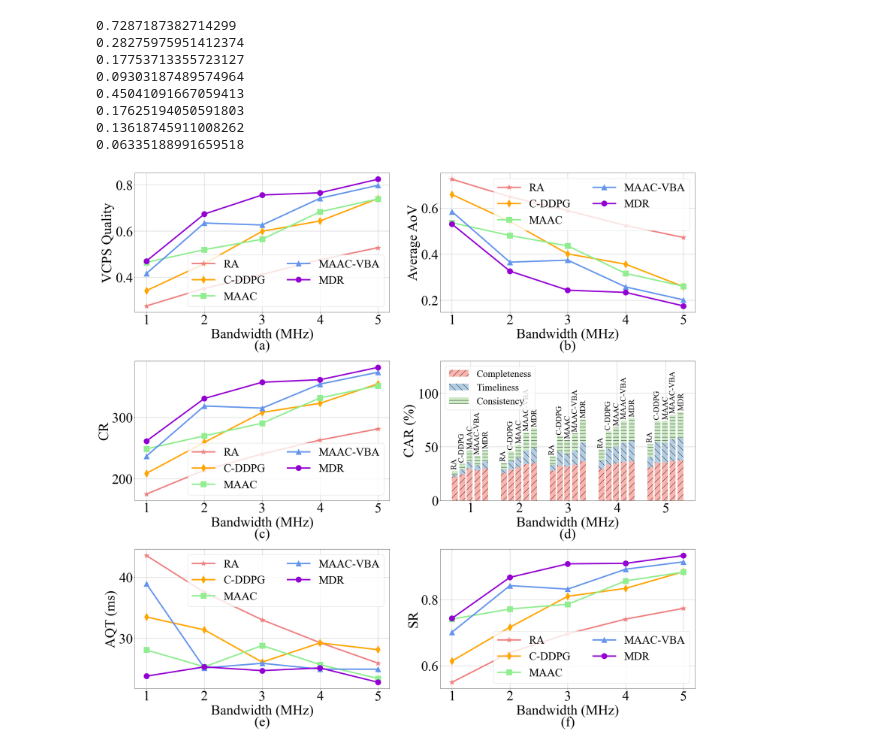
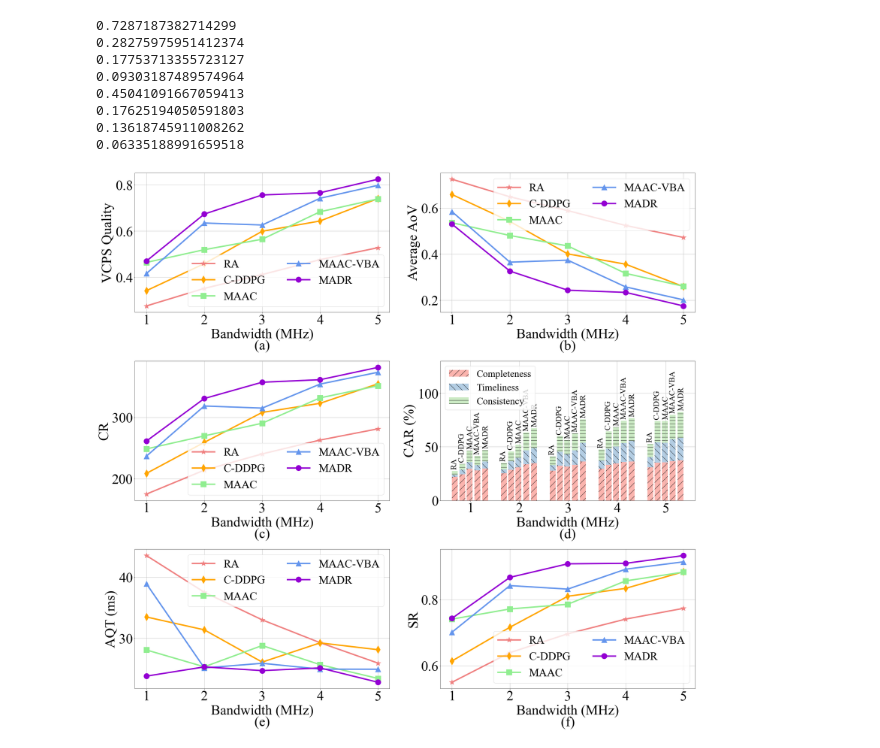
Before and after one commit to neardws/My-Doctoral-Dissertation, a Jupyter notebook: figures/Fig3-7-different-bandwidths.ipynb, the cells around one changed output. Drawn from its saved outputs; the diff is of its cells as text; code cells hidden in the pictures.

```diff
--- a/figures/Fig3-7-different-bandwidths.ipynb
+++ b/figures/Fig3-7-different-bandwidths.ipynb
@@ -12,7 +12,7 @@ new_colors = bmap.mpl_colors
 
 fig_title = ['(a)', '(b)', '(c)', '(d)', '(e)', '(f)']
 
-labels = ['RA', 'C-DDPG', 'MAAC', 'MAAC-VBA', 'MDR']
+labels = ['RA', 'C-DDPG', 'MAAC', 'MAAC-VBA', 'MADR']
 
 colors = ['lightcoral', 'orange', 'lightgreen', 'cornflowerblue', 'darkviolet', 'seashell', 'honeydew', 'lightcyan']
 markers = ['*', 'd', 's', '^', 'o']
@@ -385,31 +385,31 @@ c_ddpg_sr =     [0.614193326453388, 0.716152884638309, 0.810001123951405, 0.8339
 iac_sr =        [0.740798073615411,	0.771565788638739, 0.785779971185974, 0.856511867905057, 0.883135534915721]
 iac_ga_sr =     [0.701306508359814, 0.842328350482107, 0.831678059446811, 0.891899716287418, 0.914266349235544]
 madr_ga_sr =    [0.743254213966288, 0.867174062607499, 0.908292053663571, 0.909700722394221, 0.933264533883729]
 
 plt.plot(x_vals, ra_sr, linestyle="-", marker=markers[0], markersize=markersize, color=colors[0], label=labels[0], linewidth=5.0)
 plt.plot(x_vals, c_ddpg_sr, linestyle="-", marker=markers[1], markersize=markersize, color=colors[1], label=labels[1], linewidth=5.0)
 plt.plot(x_vals, iac_sr, linestyle="-", marker=markers[2], markersize=markersize, color=colors[2], label=labels[2], linewidth=5.0)
 plt.plot(x_vals, iac_ga_sr, linestyle="-", marker=markers[3], markersize=markersize, color=colors[3], label=labels[3], linewidth=5.0)
 plt.plot(x_vals, madr_ga_sr, linestyle="-", marker=markers[4], markersize=markersize, color=colors[4], label=labels[4], linewidth=5.0)
 
 # plt.ylim(0.5, 1)                     # 设置y轴的取值范围，如设置（0,5）则y轴坐标为从0开始，到5结束
 # 刻度值字体大小设置
 plt.tick_params(labelsize=font_size)        # 设置坐标轴上刻度的字体大小
 plt.legend(loc=0, fontsize = legend_size, ncol=2)     # 显示图例，loc=0表示图例会根据图片情况自动摆放
 ax = plt.gca()
 ax.xaxis.set_major_locator(MultipleLocator(1))
 plt.grid()
 # plt.savefig('different_bandwidth.png', dpi=50)
 plt.subplots_adjust(wspace =0.2, hspace =0.35)#调整子图间距
 plt.savefig("Fig3-7-different-bandwidths.pdf", bbox_inches='tight')
 plt.show()
 # %% [output]
 0.7287187382714299
 0.28275975951412374
 0.17753713355723127
 0.09303187489574964
 0.45041091667059413
 0.17625194050591803
 0.13618745911008262
 0.06335188991659518
-[figure, old version]
+[figure, new version]
```
Also changed, not shown: 57 other files.
